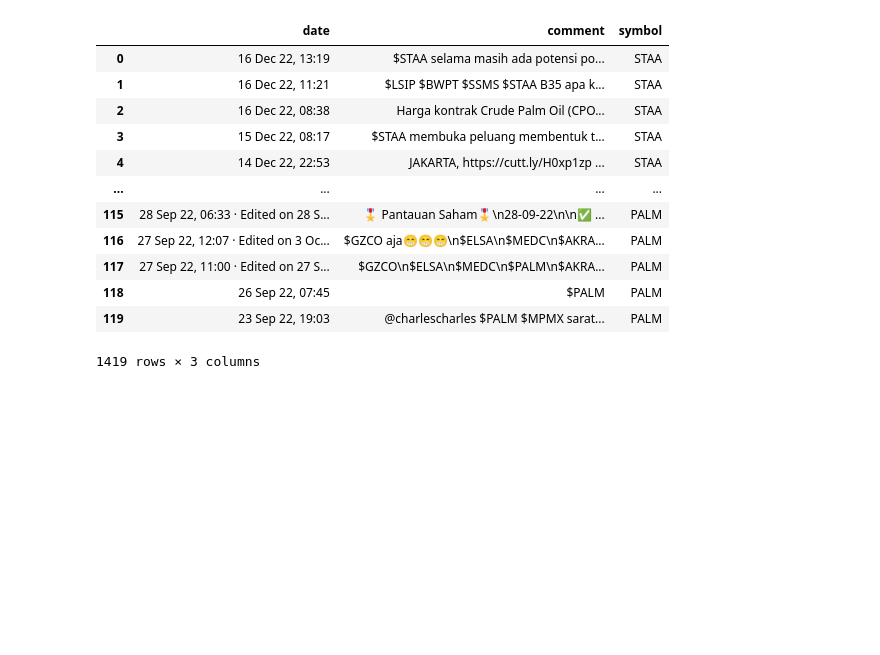
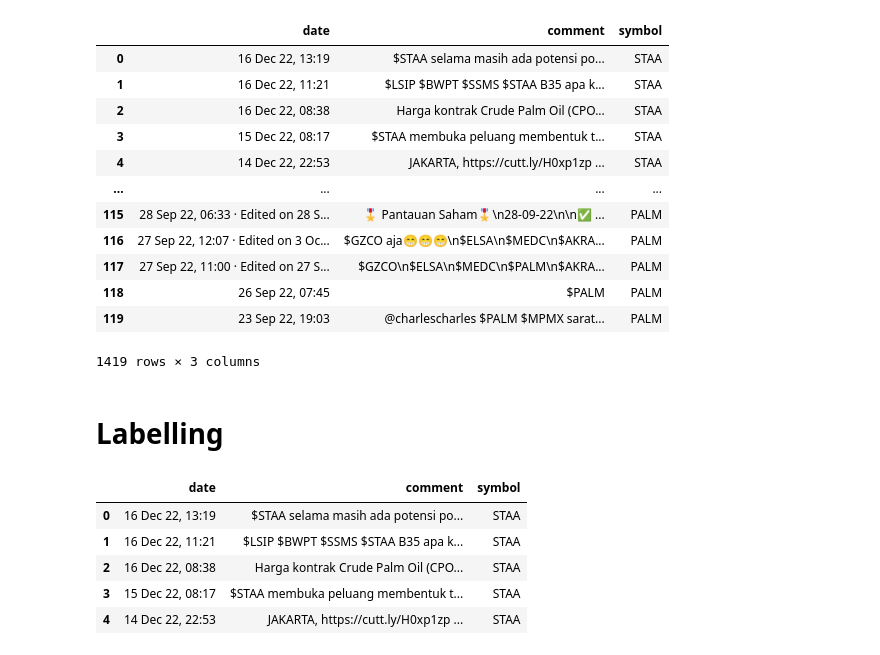
Before and after one commit to H8-Assignments-Bay/p2---final-project-ftds-016-rmt-group-001, a Jupyter notebook: scraping_ucik/scrapping_ucik.ipynb, the cells around one changed output. Drawn from its saved outputs; the diff is of its cells as text; code cells hidden in the pictures; blank space fills up the shorter version.

```diff
--- a/scraping_ucik/scrapping_ucik.ipynb
+++ b/scraping_ucik/scrapping_ucik.ipynb
@@ -89,3 +89,5 @@ df
 1419 rows × 3 columns
 # %%
 df.to_csv("STAA_PALM.csv", index=False)
+# %% [markdown]
+# Labelling
@@ -91,0 +98,9 @@ df.to_csv("STAA_PALM.csv", index=False)
+# %%
+data.head()
+# %% [output]
+|  | date | comment | symbol |
+| 0 | 16 Dec 22, 13:19 | $STAA selama masih ada potensi po... | STAA |
+| 1 | 16 Dec 22, 11:21 | $LSIP $BWPT $SSMS $STAA B35 apa k... | STAA |
+| 2 | 16 Dec 22, 08:38 | Harga kontrak Crude Palm Oil (CPO... | STAA |
+| 3 | 15 Dec 22, 08:17 | $STAA membuka peluang membentuk t... | STAA |
+| 4 | 14 Dec 22, 22:53 | JAKARTA, https://cutt.ly/H0xp1zp ... | STAA |
```
Also changed, not shown: parts of 12 cells of this notebook, 2 other files.
